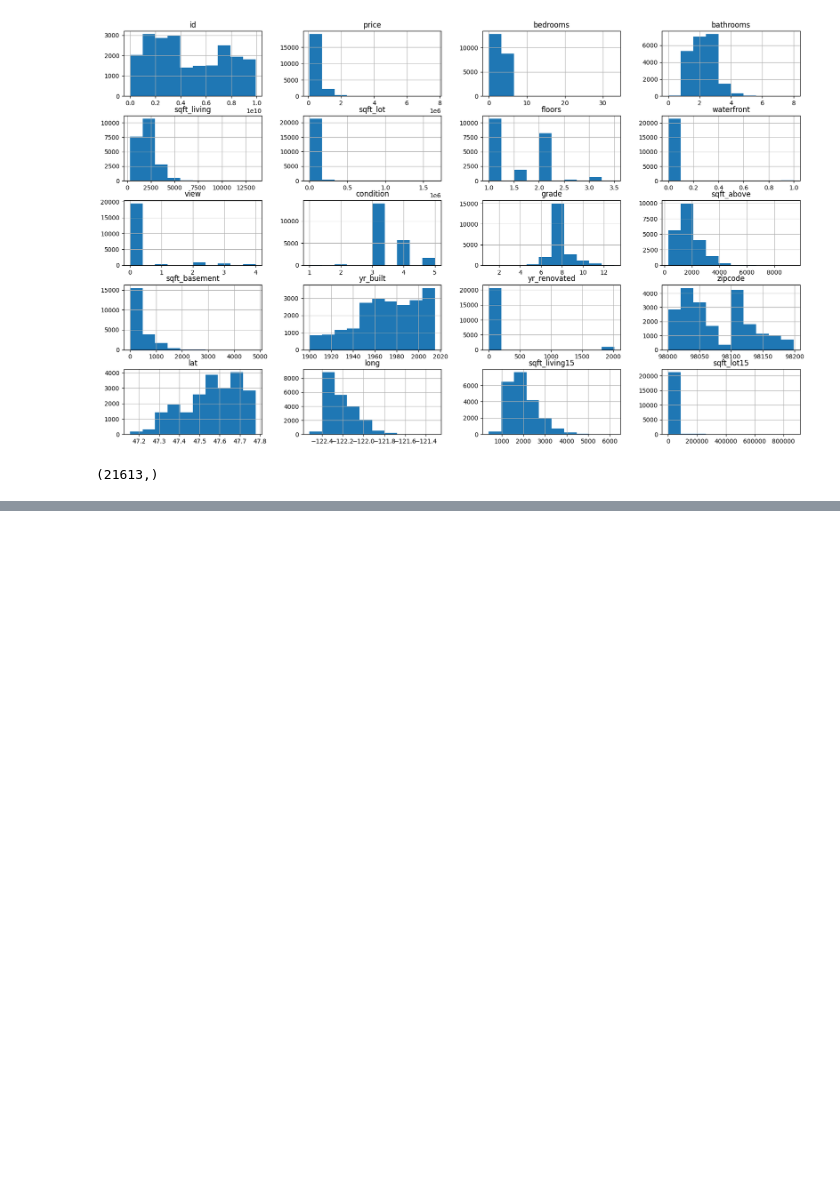
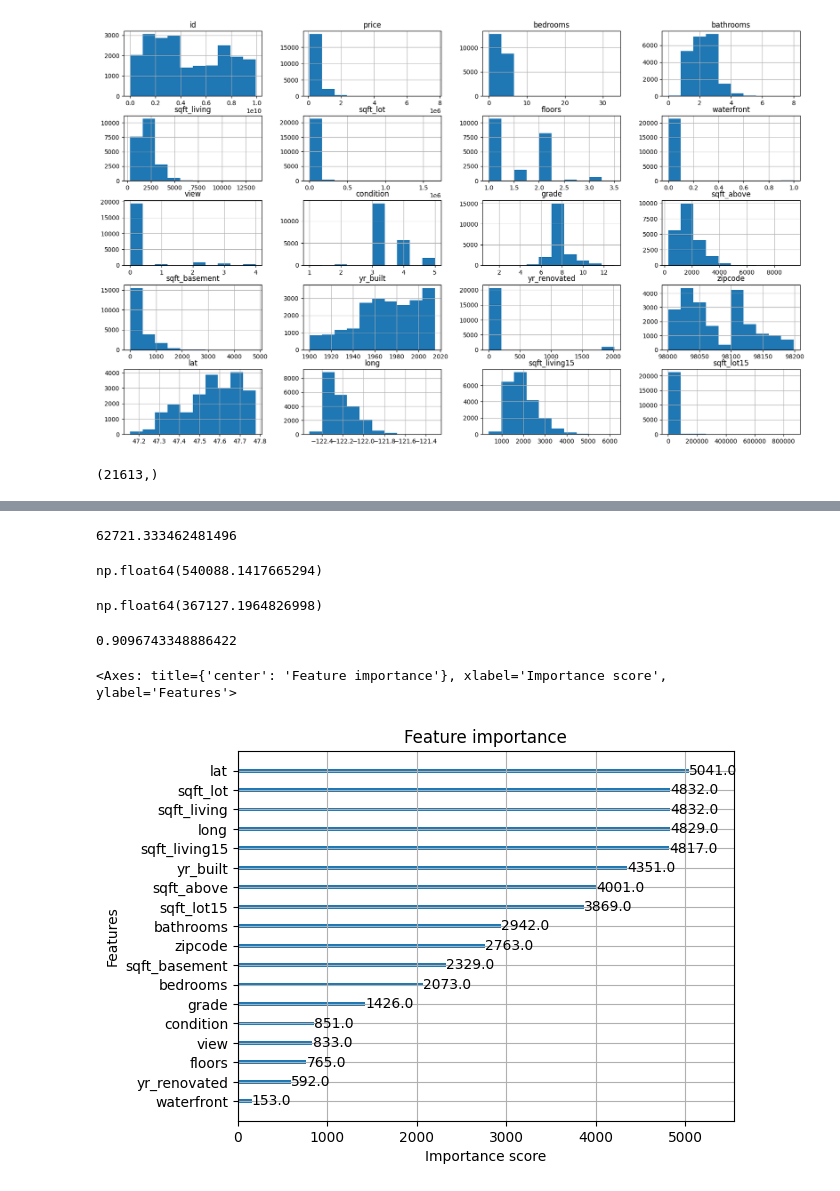
Before and after one commit to docroch/learning-data-science, a Jupyter notebook: modeling-evaluation/supervised-learning/regression/ensemble/xgbr-house.ipynb, the cells around one changed output, grey strips where cells are left out. Drawn from its saved outputs; the diff is of its cells as text; code cells hidden in the pictures; blank space fills up the shorter version.

Commit message:
evaluate by sklearn.metrics

```diff
--- a/modeling-evaluation/supervised-learning/regression/ensemble/xgbr-house.ipynb
+++ b/modeling-evaluation/supervised-learning/regression/ensemble/xgbr-house.ipynb
@@ -43,8 +44,8 @@ df.hist(figsize=(20, 12));
 # %% [output]
 [figure]
 # %%
-X = df.iloc[:, 3:].values
-y = df['price'].values
+X = df.iloc[:, 3:]
+y = df['price']
 # %%
 np.shape(y)
 # %% [output]
@@ -88,0 +92,21 @@ y_pred = xg_reg.predict(X_test)
+# %%
+metrics.mean_absolute_error(y_test, y_pred)
+# %% [output]
+62721.333462481496
+# %%
+df['price'].mean()
+# %% [output]
+np.float64(540088.1417665294)
+# %%
+df['price'].std()
+# %% [output]
+np.float64(367127.1964826998)
+# %%
+metrics.r2_score(y_test, y_pred)
+# %% [output]
+0.9096743348886422
+# %%
+xgb.plot_importance(xg_reg)
+# %% [output]
+<Axes: title={'center': 'Feature importance'}, xlabel='Importance score', ylabel='Features'>
+[figure, added]
```
Also changed, not shown: parts of 3 cells of this notebook.
